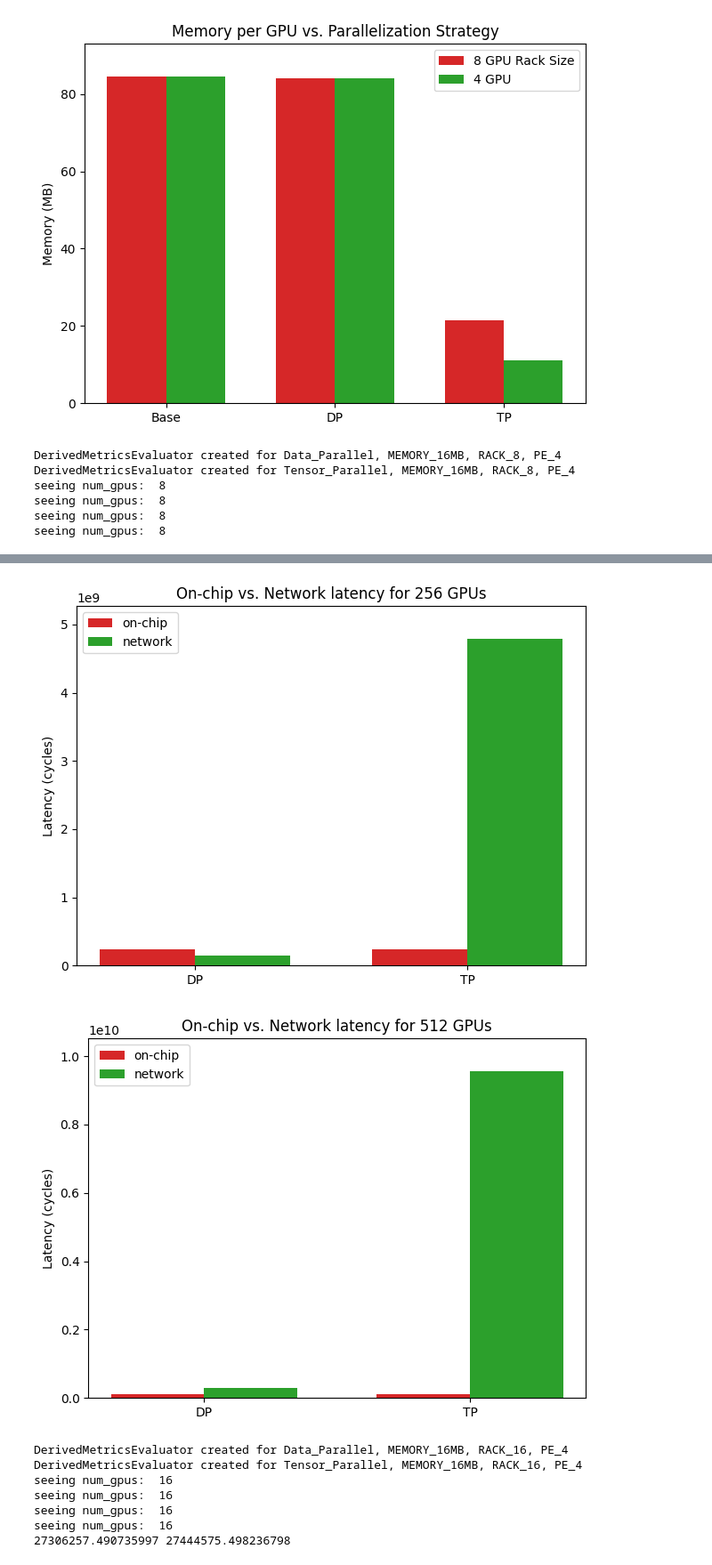
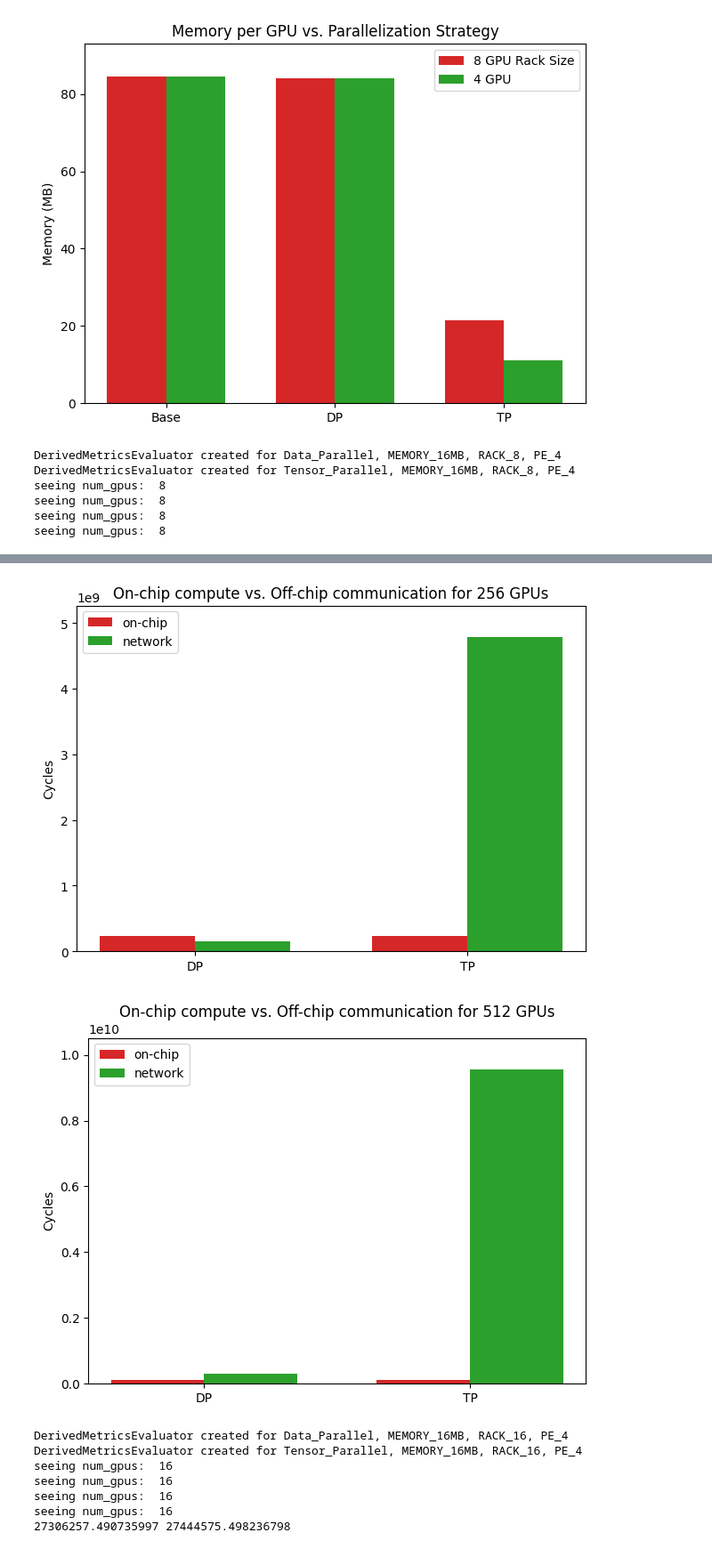
Before and after one commit to feadebekun2/6.593-final, a Jupyter notebook: workspace/results_analysis.ipynb, the cells around one changed output, grey strips where cells are left out. Shown: that part at 89% size. Cells and saved outputs as stored; diff of their text form; code cells hidden in the pictures.

```diff
--- a/workspace/results_analysis.ipynb
+++ b/workspace/results_analysis.ipynb
@@ -421,8 +422,8 @@ plot_grouped_bar_chart(
     series_2=[dp_off_chip_latency, tp_off_chip_latency],
     series_labels=("on-chip", "network"),
     colors=("tab:red", "tab:green"),
-    chart_title="On-chip vs. Network latency for 8 GPUs",
-    y_axis_title="Latency (cycles)",
+    chart_title="On-chip compute vs. Off-chip communication for 8 GPUs",
+    y_axis_title="Cycles",
     use_scientific=True
 )
 
@@ -432,8 +433,8 @@ plot_grouped_bar_chart(
     series_2=[dp_16_off_chip, tp_16_off_chip],
     series_labels=("on-chip", "network"),
     colors=("tab:red", "tab:green"),
-    chart_title="On-chip vs. Network latency for 16 GPUs",
-    y_axis_title="Latency (cycles)",
+    chart_title="On-chip compute vs. Off-chip communication for 16 GPUs",
+    y_axis_title="Cycles",
     use_scientific=True
 )
 
@@ -443,8 +444,8 @@ plot_grouped_bar_chart(
     series_2=[dp_32_off_chip, tp_32_off_chip],
     series_labels=("on-chip", "network"),
     colors=("tab:red", "tab:green"),
-    chart_title="On-chip vs. Network latency for 32 GPUs",
-    y_axis_title="Latency (cycles)",
+    chart_title="On-chip compute vs. Off-chip communication for 32 GPUs",
+    y_axis_title="Cycles",
     use_scientific=True
 )
 
@@ -455,8 +456,8 @@ plot_grouped_bar_chart(
     series_2=[dp_64_off_chip, tp_64_off_chip],
     series_labels=("on-chip", "network"),
     colors=("tab:red", "tab:green"),
-    chart_title="On-chip vs. Network latency for 64 GPUs",
-    y_axis_title="Latency (cycles)",
+    chart_title="On-chip compute vs. Off-chip communication for 64 GPUs",
+    y_axis_title="Cycles",
     use_scientific=True
 )
 
@@ -466,8 +467,8 @@ plot_grouped_bar_chart(
     series_2=[dp_128_off_chip, tp_128_off_chip],
     series_labels=("on-chip", "network"),
     colors=("tab:red", "tab:green"),
-    chart_title="On-chip vs. Network latency for 128 GPUs",
-    y_axis_title="Latency (cycles)",
+    chart_title="On-chip compute vs. Off-chip communication for 128 GPUs",
+    y_axis_title="Cycles",
     use_scientific=True
 )
 
@@ -477,8 +478,8 @@ plot_grouped_bar_chart(
     series_2=[dp_256_off_chip, tp_256_off_chip],
     series_labels=("on-chip", "network"),
     colors=("tab:red", "tab:green"),
-    chart_title="On-chip vs. Network latency for 256 GPUs",
-    y_axis_title="Latency (cycles)",
+    chart_title="On-chip compute vs. Off-chip communication for 256 GPUs",
+    y_axis_title="Cycles",
     use_scientific=True
 )
 
@@ -489,8 +490,8 @@ plot_grouped_bar_chart(
     series_2=[dp_512_off_chip, tp_512_off_chip],
     series_labels=("on-chip", "network"),
     colors=("tab:red", "tab:green"),
-    chart_title="On-chip vs. Network latency for 512 GPUs",
-    y_axis_title="Latency (cycles)",
+    chart_title="On-chip compute vs. Off-chip communication for 512 GPUs",
+    y_axis_title="Cycles",
     use_scientific=True
 )
 # %% [output]
@@ -508,5 +509,5 @@ seeing num_gpus:  8
-[figure, old version]
+[figure, new version]
-[figure, old version]
+[figure, new version]
 # %%
 # {
 #     'per_layer_network_bytes': total_bytes['total_network_bytes'],
```
Also changed, not shown: parts of 6 cells of this notebook, 5 other files.
